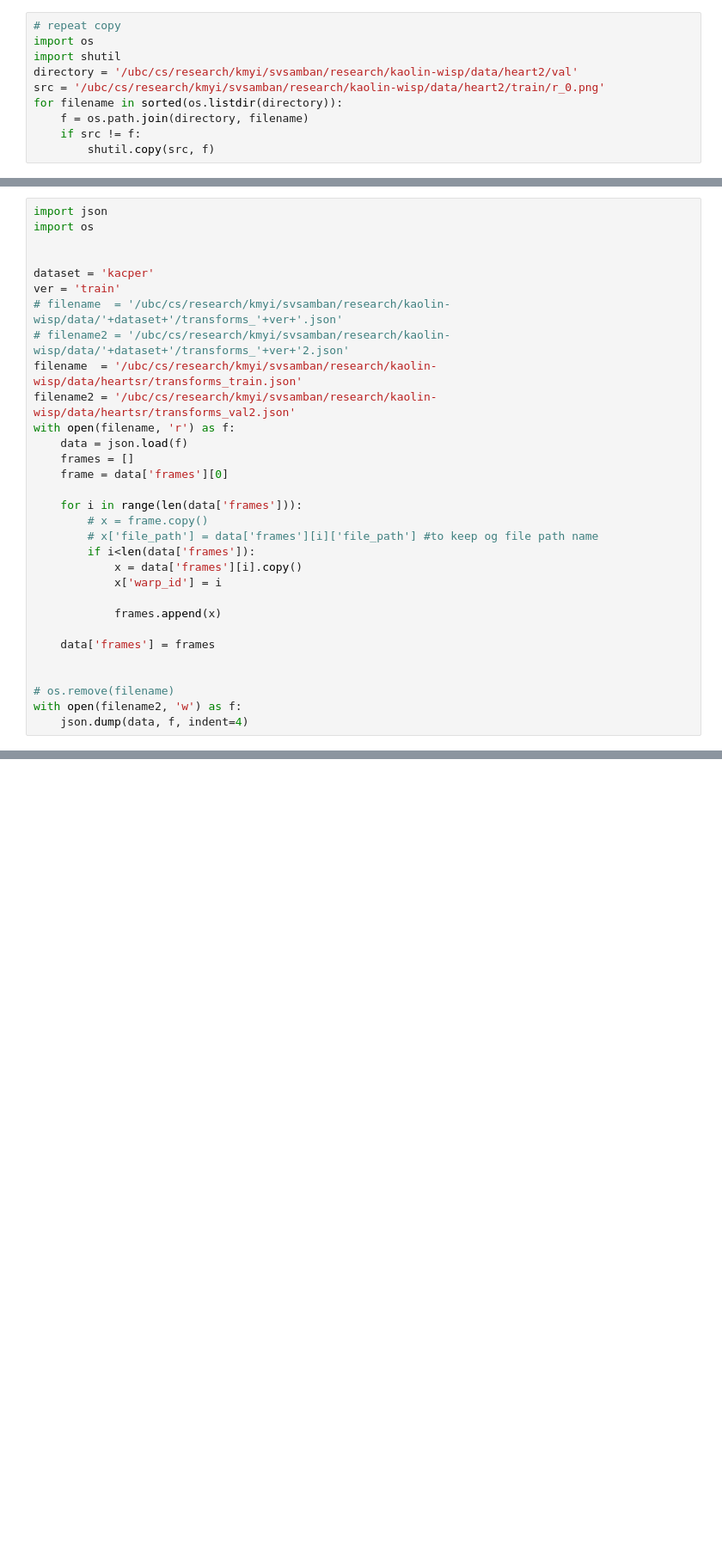
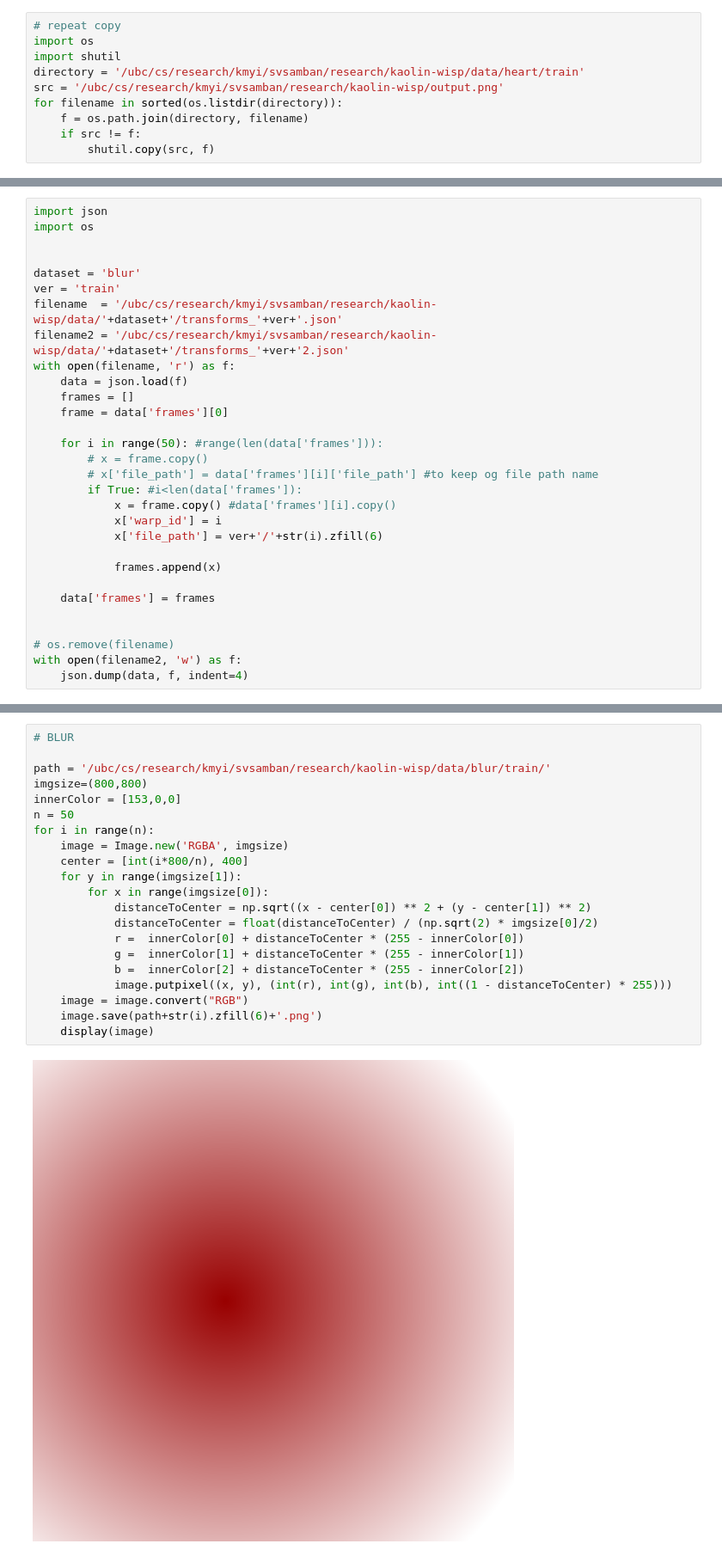
Before and after one commit to NVIDIAGameWorks/kaolin-wisp, a Jupyter notebook: Preprocessing.ipynb, the cells around one changed output, grey strips where cells are left out. Shown at 86% size. Drawn from its saved outputs; the diff is of its cells as text; blank space fills up the shorter version.

```diff
--- a/Preprocessing.ipynb
+++ b/Preprocessing.ipynb
@@ -2,8 +2,8 @@
 # repeat copy
 import os
 import shutil
-directory = '/ubc/cs/research/kmyi/svsamban/research/kaolin-wisp/data/heart2/val'
-src = '/ubc/cs/research/kmyi/svsamban/research/kaolin-wisp/data/heart2/train/r_0.png'
+directory = '/ubc/cs/research/kmyi/svsamban/research/kaolin-wisp/data/heart/train'
+src = '/ubc/cs/research/kmyi/svsamban/research/kaolin-wisp/output.png'
 for filename in sorted(os.listdir(directory)):
     f = os.path.join(directory, filename)
     if src != f:
@@ -45,23 +45,22 @@ import json
 import os
 
 
-dataset = 'kacper'
+dataset = 'blur'
 ver = 'train'
-# filename  = '/ubc/cs/research/kmyi/svsamban/research/kaolin-wisp/data/'+dataset+'/transforms_'+ver+'.json'
-# filename2 = '/ubc/cs/research/kmyi/svsamban/research/kaolin-wisp/data/'+dataset+'/transforms_'+ver+'2.json'
-filename  = '/ubc/cs/research/kmyi/svsamban/research/kaolin-wisp/data/heartsr/transforms_train.json'
-filename2 = '/ubc/cs/research/kmyi/svsamban/research/kaolin-wisp/data/heartsr/transforms_val2.json'
+filename  = '/ubc/cs/research/kmyi/svsamban/research/kaolin-wisp/data/'+dataset+'/transforms_'+ver+'.json'
+filename2 = '/ubc/cs/research/kmyi/svsamban/research/kaolin-wisp/data/'+dataset+'/transforms_'+ver+'2.json'
 with open(filename, 'r') as f:
     data = json.load(f)
     frames = []
     frame = data['frames'][0]
 
-    for i in range(len(data['frames'])):
+    for i in range(50): #range(len(data['frames'])):
         # x = frame.copy()
         # x['file_path'] = data['frames'][i]['file_path'] #to keep og file path name
-        if i<len(data['frames']):
-            x = data['frames'][i].copy()
+        if True: #i<len(data['frames']):
+            x = frame.copy() #data['frames'][i].copy()
             x['warp_id'] = i
+            x['file_path'] = ver+'/'+str(i).zfill(6)
 
             frames.append(x)
 
@@ -95,0 +155,23 @@ im.save('/ubc/cs/research/kmyi/svsamban/research/kaolin-wisp/data/heart2/train/r
+# %%
+# BLUR
+
+path = '/ubc/cs/research/kmyi/svsamban/research/kaolin-wisp/data/blur/train/'
+imgsize=(800,800)
+innerColor = [153,0,0]
+n = 50
+for i in range(n):
+    image = Image.new('RGBA', imgsize)
+    center = [int(i*800/n), 400]
+    for y in range(imgsize[1]):
+        for x in range(imgsize[0]):
+            distanceToCenter = np.sqrt((x - center[0]) ** 2 + (y - center[1]) ** 2)
+            distanceToCenter = float(distanceToCenter) / (np.sqrt(2) * imgsize[0]/2)
+            r =  innerColor[0] + distanceToCenter * (255 - innerColor[0])
+            g =  innerColor[1] + distanceToCenter * (255 - innerColor[1])
+            b =  innerColor[2] + distanceToCenter * (255 - innerColor[2])
+            image.putpixel((x, y), (int(r), int(g), int(b), int((1 - distanceToCenter) * 255)))
+    image = image.convert("RGB")
+    image.save(path+str(i).zfill(6)+'.png')
+    display(image)
+# %% [output]
+[figure, added]
```
Also changed, not shown: parts of 6 cells of this notebook, 16 other files.
